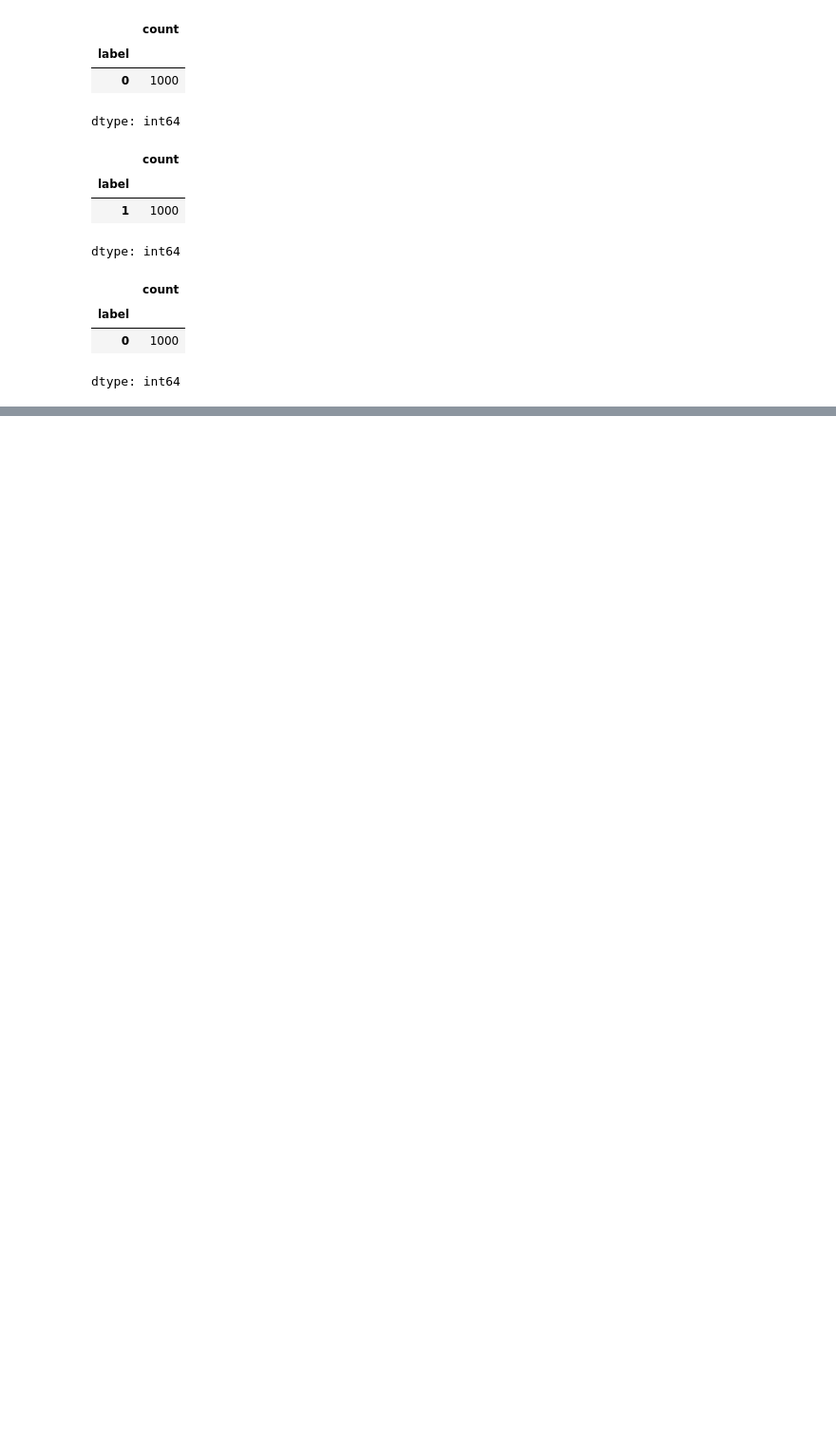
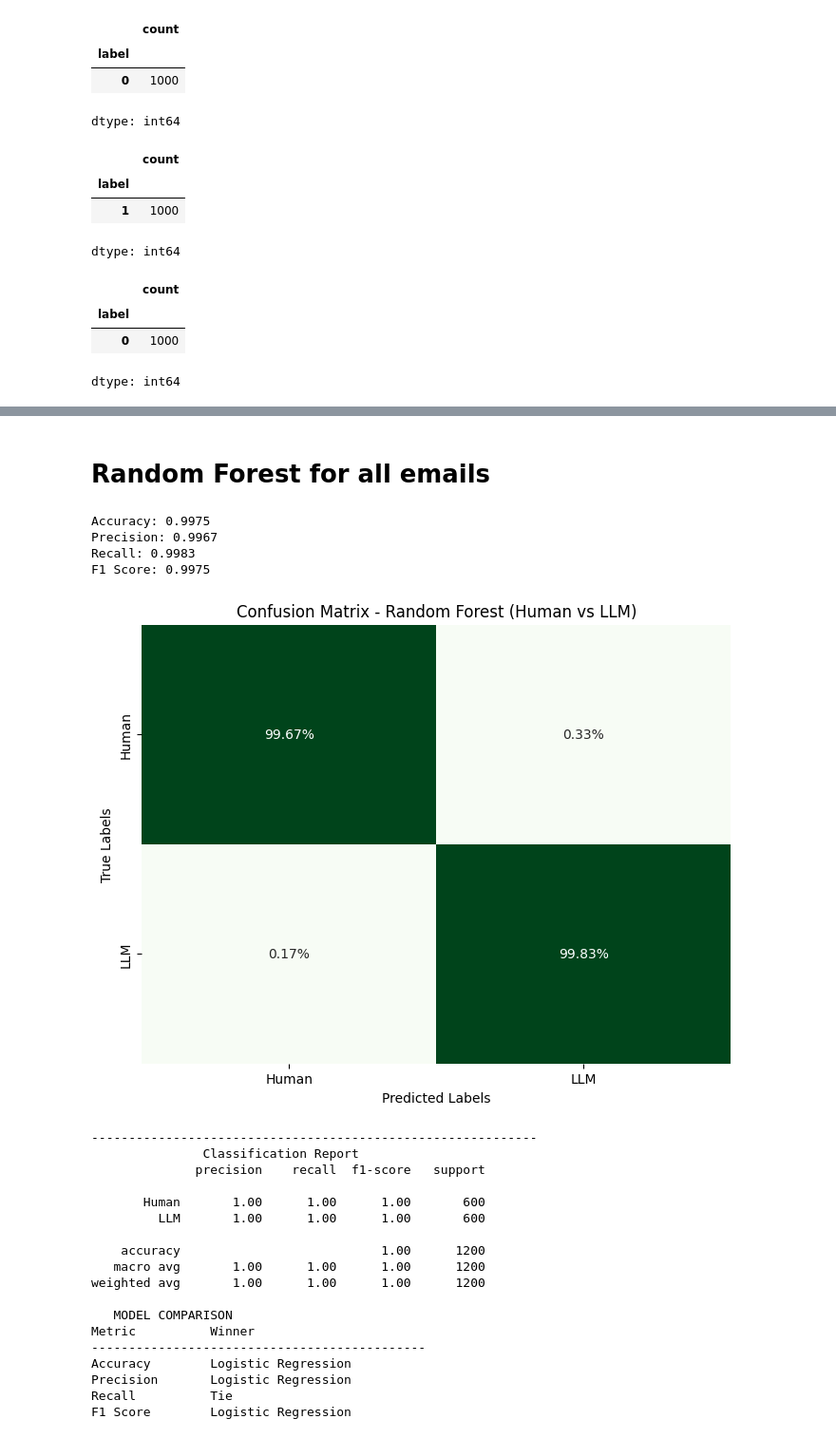
Before and after one commit to cramosme/LLM-Phishing-Detection, a Jupyter notebook: LLM_Phishing_Detection.ipynb, the cells around one changed output, grey strips where cells are left out. Shown at 95% size. Cells and saved outputs as stored; diff of their text form; code cells hidden in the pictures; blank space fills up the shorter version.

```diff
--- a/LLM_Phishing_Detection.ipynb
+++ b/LLM_Phishing_Detection.ipynb
@@ -119,0 +549,80 @@ dtype: int64
+# %% [markdown]
+# Random Forest for all emails
+# %%
+# Initialize the random forest
+rf = RandomForestClassifier(n_estimators=100, random_state=rState, n_jobs=1)
+
+# Fit the model
+rf.fit(X_train_all, y_train_all)
+
+# Make pred
+rf_y_pred = rf.predict(X_test_all)
+rf_y_prob = rf.predict_proba(X_test_all)[:, 1]
+# %%
+# Calculate metrics
+accuracy_rf = accuracy_score(y_test_all, rf_y_pred)
+precision_rf = precision_score(y_test_all, rf_y_pred)
+recall_rf = recall_score(y_test_all, rf_y_pred)
+f1_rf = f1_score(y_test_all, rf_y_pred)
+
+# Print metrics
+print(f"\nAccuracy: {accuracy_rf:.4f}")
+print(f"Precision: {precision_rf:.4f}")
+print(f"Recall: {recall_rf:.4f}")
+print(f"F1 Score: {f1_rf:.4f}")
+
+# Confusion Matrix
+cm_rf = confusion_matrix(y_test_all, rf_y_pred, normalize="true")
+
+plt.figure(figsize=(8, 6))
+sns.heatmap(cm_rf, annot=True, fmt='.2%', cmap='Greens', cbar=False, xticklabels=labels, yticklabels=labels)
+plt.xlabel('Predicted Labels')
+plt.ylabel('True Labels')
+plt.title('Confusion Matrix - Random Forest (Human vs LLM)')
+plt.show()
+
+# Classification Report
+print("\n" + "-" * 60)
+print(' ' * 15 + "Classification Report")
+print(classification_report(y_test_all, rf_y_pred, target_names=labels))
+
+def winner(lr_score, rf_score):
+    if lr_score > rf_score:
+        return "Logistic Regression"
+    elif rf_score > lr_score:
+        return "Random Forest"
+    else:
+      return "Tie"
+
+# Compare with Logistic Regression
+print("   MODEL COMPARISON")
+print(f"{'Metric':<15} {'Winner'}")
+print("-" * 45)
+print(f"{'Accuracy':<15} {winner(accuracy, accuracy_rf)}")
+print(f"{'Precision':<15} {winner(precision, precision_rf)}")
+print(f"{'Recall':<15} {winner(recall, recall_rf)}")
+print(f"{'F1 Score':<15} {winner(f1, f1_rf)}")
+# %% [output]
+Accuracy: 0.9975
+Precision: 0.9967
+Recall: 0.9983
+F1 Score: 0.9975
+[figure, added]
+------------------------------------------------------------
+               Classification Report
+              precision    recall  f1-score   support
+
+       Human       1.00      1.00      1.00       600
+         LLM       1.00      1.00      1.00       600
+
+    accuracy                           1.00      1200
+   macro avg       1.00      1.00      1.00      1200
+weighted avg       1.00      1.00      1.00      1200
+
+   MODEL COMPARISON
+Metric          Winner
+---------------------------------------------
+Accuracy        Logistic Regression
+Precision       Logistic Regression
+Recall          Tie
+F1 Score        Logistic Regression
```
Also changed, not shown: parts of 24 cells of this notebook.
